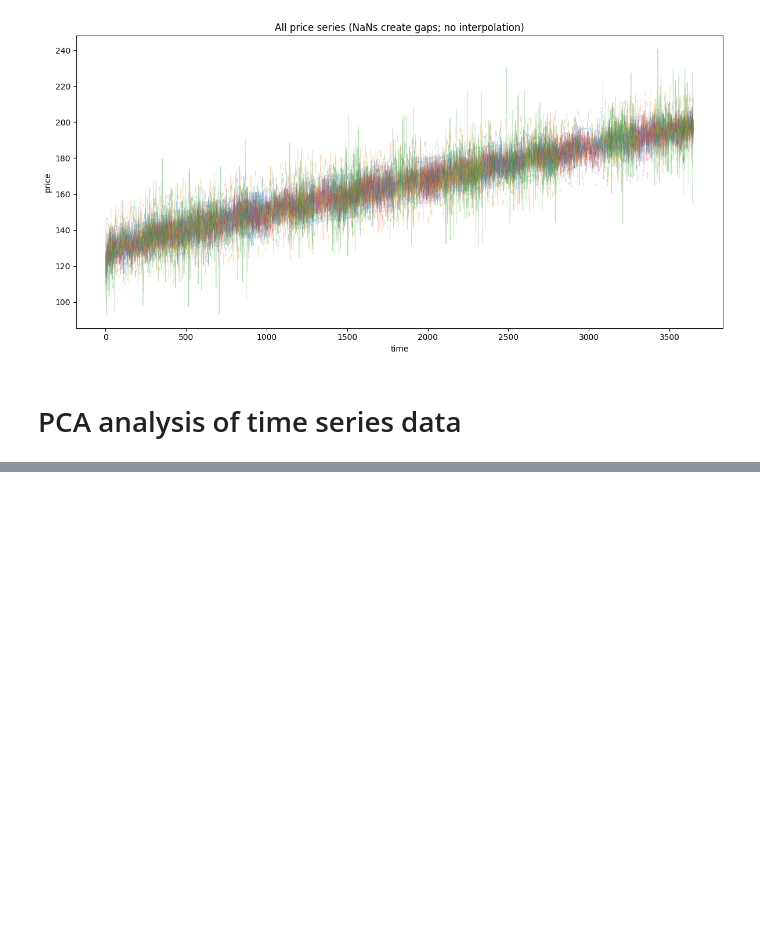
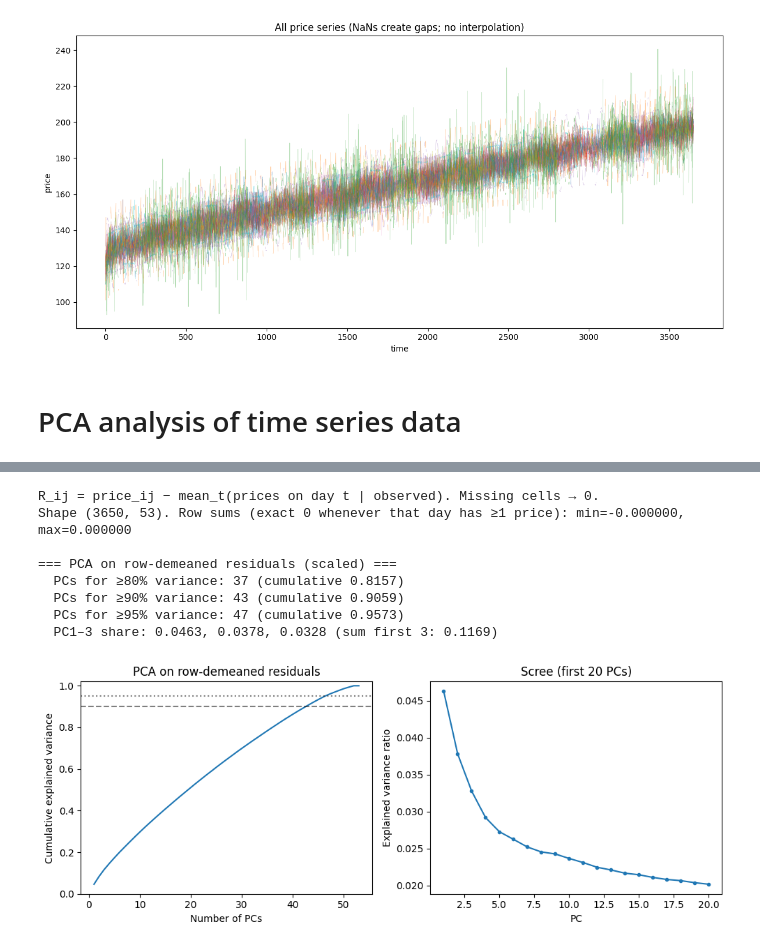
Before and after one commit to Nikhilesh-B/LimestoneDataChallengeMIT2026, a Jupyter notebook: Problem1/Problem1.ipynb, the cells around one changed output, grey strips where cells are left out. Saved outputs shown, nothing was run; the diff lists cells and outputs as text; code cells hidden in the pictures; blank space fills up the shorter version.

```diff
--- a/Problem1/Problem1.ipynb
+++ b/Problem1/Problem1.ipynb
@@ -303,0 +451,58 @@ submit_answer_1(placeholder_example_solution_for_format())  # You must submit yo
+# %%
+
+price_cols = DF.select_dtypes(include=[np.number]).columns
+X_raw = DF[price_cols].copy()
+
+# Cross-sectional mean each day (over non-missing prices in that row)
+row_means = X_raw.mean(axis=1)
+# Residual: column value minus row mean; NaN where price was missing
+R = X_raw.sub(row_means, axis=0)
+# Missing → 0 residual (equivalent to level imputed by row mean before demeaning)
+R = R.fillna(0.0)
+
+print("R_ij = price_ij − mean_t(prices on day t | observed). Missing cells → 0.")
+print(f"Shape {R.shape}. Row sums (exact 0 whenever that day has ≥1 price): min={R.sum(axis=1).min():.6f}, max={R.sum(axis=1).max():.6f}")
+
+pipe_res = Pipeline(
+    [
+        ("scale", StandardScaler()),
+        ("pca", PCA()),
+    ]
+)
+pipe_res.fit(R)
+pca = pipe_res.named_steps["pca"]
+evr = pca.explained_variance_ratio_
+cum = np.cumsum(evr)
+
+print("\n=== PCA on row-demeaned residuals (scaled) ===")
+for thr in (0.80, 0.90, 0.95):
+    k = int(np.searchsorted(cum, thr) + 1)
+    print(f"  PCs for ≥{thr:.0%} variance: {k} (cumulative {cum[k - 1]:.4f})")
+print(f"  PC1–3 share: {evr[0]:.4f}, {evr[1]:.4f}, {evr[2]:.4f} (sum first 3: {cum[2]:.4f})")
+
+fig, ax = plt.subplots(1, 2, figsize=(10, 4))
+ax[0].plot(np.arange(1, len(cum) + 1), cum)
+ax[0].axhline(0.9, ls="--", color="k", alpha=0.5)
+ax[0].axhline(0.95, ls=":", color="k", alpha=0.5)
+ax[0].set_xlabel("Number of PCs")
+ax[0].set_ylabel("Cumulative explained variance")
+ax[0].set_title("PCA on row-demeaned residuals")
+ax[0].set_ylim(0, 1.02)
+
+m = min(20, len(evr))
+ax[1].plot(np.arange(1, m + 1), evr[:m], marker="o", ms=3)
+ax[1].set_xlabel("PC")
+ax[1].set_ylabel("Explained variance ratio")
+ax[1].set_title("Scree (first 20 PCs)")
+plt.tight_layout()
+plt.show()
+# %% [output]
+R_ij = price_ij − mean_t(prices on day t | observed). Missing cells → 0.
+Shape (3650, 53). Row sums (exact 0 whenever that day has ≥1 price): min=-0.000000, max=0.000000
+
+=== PCA on row-demeaned residuals (scaled) ===
+  PCs for ≥80% variance: 37 (cumulative 0.8157)
+  PCs for ≥90% variance: 43 (cumulative 0.9059)
+  PCs for ≥95% variance: 47 (cumulative 0.9573)
+  PC1–3 share: 0.0463, 0.0378, 0.0328 (sum first 3: 0.1169)
+[figure, added]
```
Also changed, not shown: parts of 31 cells of this notebook, 2 other files.
